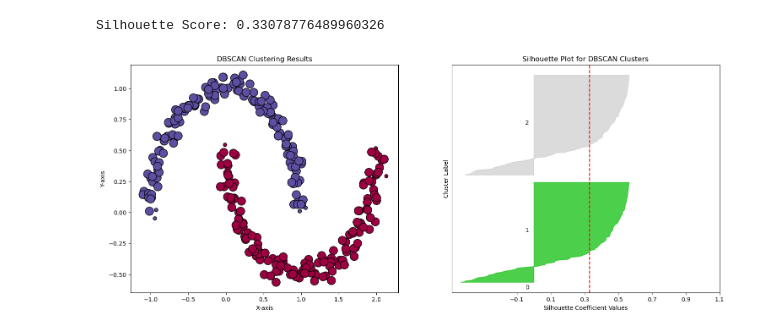
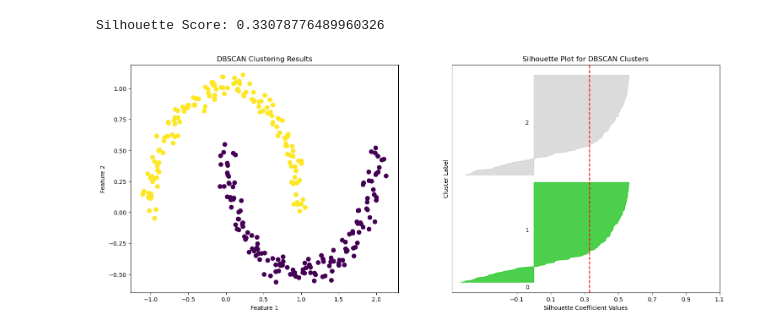
Before and after one commit to Haji-Piriyev/DBSCAN_clustering, a Jupyter notebook: main.ipynb, the cells around one changed output. Cells and saved outputs as stored; diff of their text form; code cells hidden in the pictures.

```diff
--- a/main.ipynb
+++ b/main.ipynb
@@ -203,20 +184,21 @@ Silhouette Score: 0.7392510341829135
 # %%
 
+# make moons data
 X, y = make_moons(n_samples=300, noise=0.05, random_state=42)
+
 # Train a DBSCAN clustering model
 dbscan = DBSCAN(eps = 0.2, min_samples = 10)
-
 dbscan.fit(X)
 y_dbscan = dbscan.fit_predict(X)
 
 
-
+# Evaluate the model
 silhouette_avg = silhouette_score(X, y_dbscan)
 print(f"Silhouette Score: {silhouette_avg}")
 
-
-plot_dbscan_clustering_results(X, y_dbscan, silhouette_avg, n_clusters=3)
+# Plot the clustering results using the custom function
+plot_dbscan_clustering_results(X, y_dbscan, silhouette_avg)
 # %% [output]
 Silhouette Score: 0.33078776489960326
-[figure, old version]
+[figure, new version]
 # %%
```
Also changed, not shown: parts of 8 cells of this notebook.
